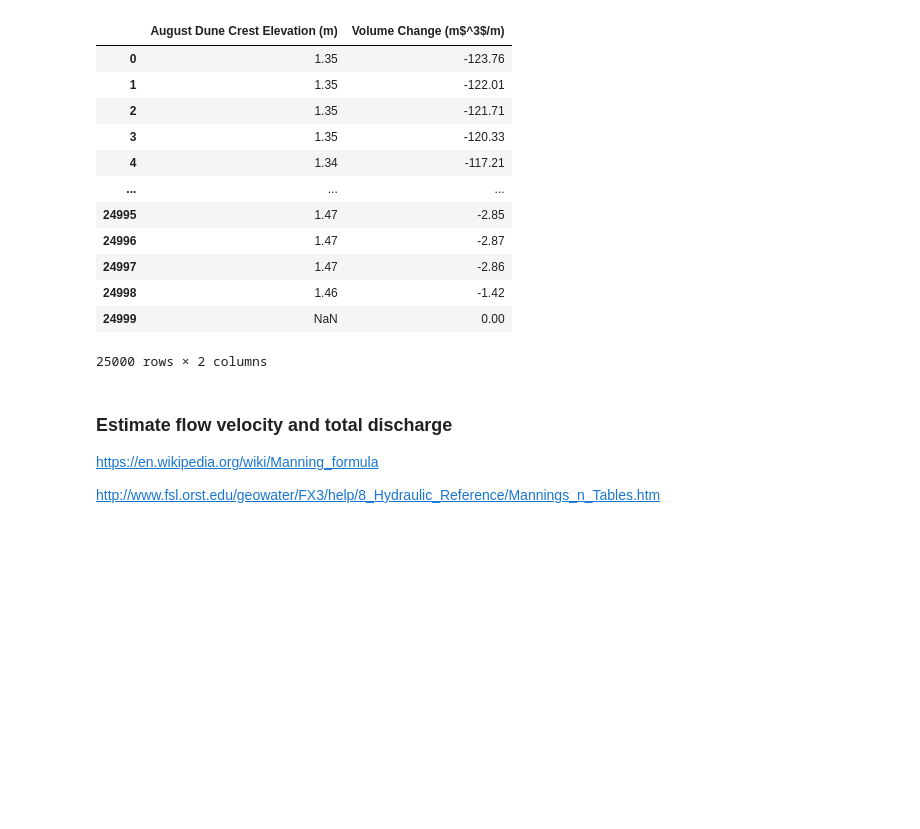
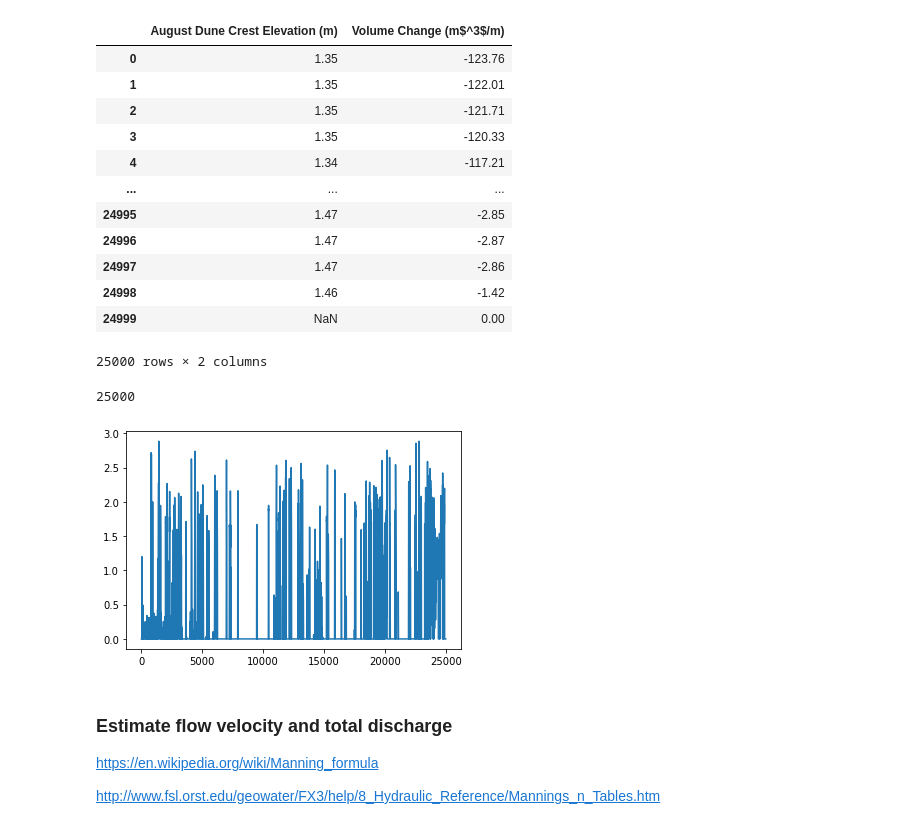
Before and after one commit to csherwood-usgs/CoreBx, a Jupyter notebook: CoreBx_process.ipynb, the cells around one changed output. Drawn from its saved outputs; the diff is of its cells as text; code cells hidden in the pictures; blank space fills up the shorter version.

```diff
--- a/CoreBx_process.ipynb
+++ b/CoreBx_process.ipynb
@@ -1557,31 +1494,20 @@ plt.ylabel('Dune toe movement (m)')
 # %%
-# experiment with various smoothers
-if False:
-    # smooth first, then difference w/ median filter
-    zmax_s0 = signal.medfilt(zmax[0,:], kernel_size=11)
-    zmax_s1 = signal.medfilt(zmap0[1,:], kernel_size=11)
-    zdiff = zmax_s1-zmax_s0
-    zdiff[zdiff>=-0.5]=0.
-
-if False:
-    # difference first, then smooth
-    zmax_0 = zmax[0,:]
-    zmax_1 = zmap0[1,:]
-    zdiff = zmax_1-zmax_0
-    zdiff[zdiff>=-0.5]=0.
-
+# estimate channel depths
 if True:
     npts = 5
-    chdiff = running_nanmean(zcrest0[1,:]-zcrest0[0,:],npts)
+    chdiff = running_nanmean(zdune[:,1]-zdune[:,0],npts)
 
 cthresh=2.5
-chSep = zcrest0[1,:].copy()
+chSep = zdune[:,1].copy()
 chSep[chSep>=cthresh]=cthresh
 chSep = chSep-cthresh
 chSep[ ~np.isfinite(chSep)] = 0.
-plt.plot(y[ss:se],-chSep[ss:se])
+plt.plot(y,-chSep)
 print(np.sum(np.isfinite(chSep)))
 #plt.plot(y[ss:se],zmax_s0[ss:se])
+# %% [output]
+25000
+[figure, added]
 # %%
 %run -i CoreBx_funcs
 vthresh=.5 # threshold for minimum channel depth
```
Also changed, not shown: parts of 3 cells of this notebook.
